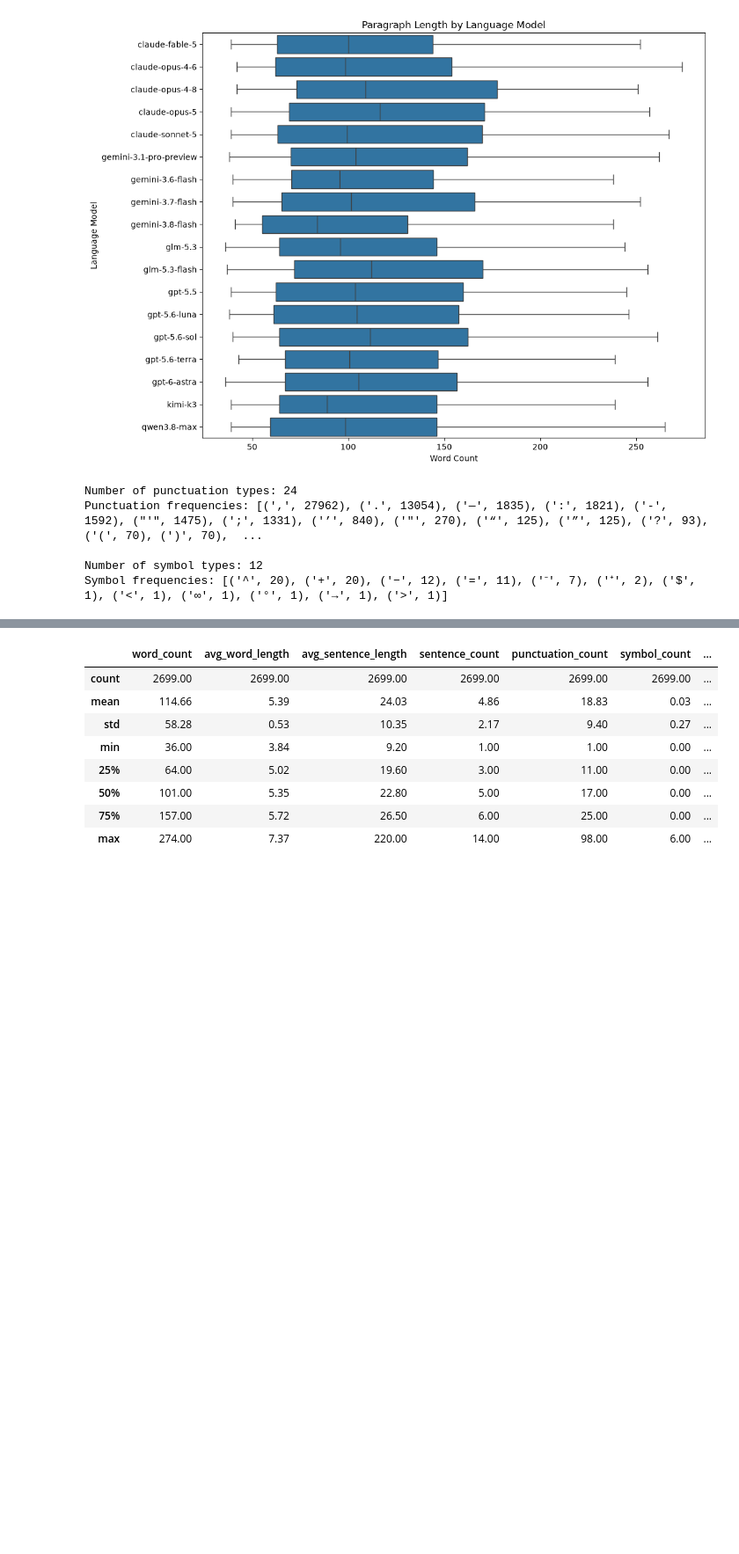
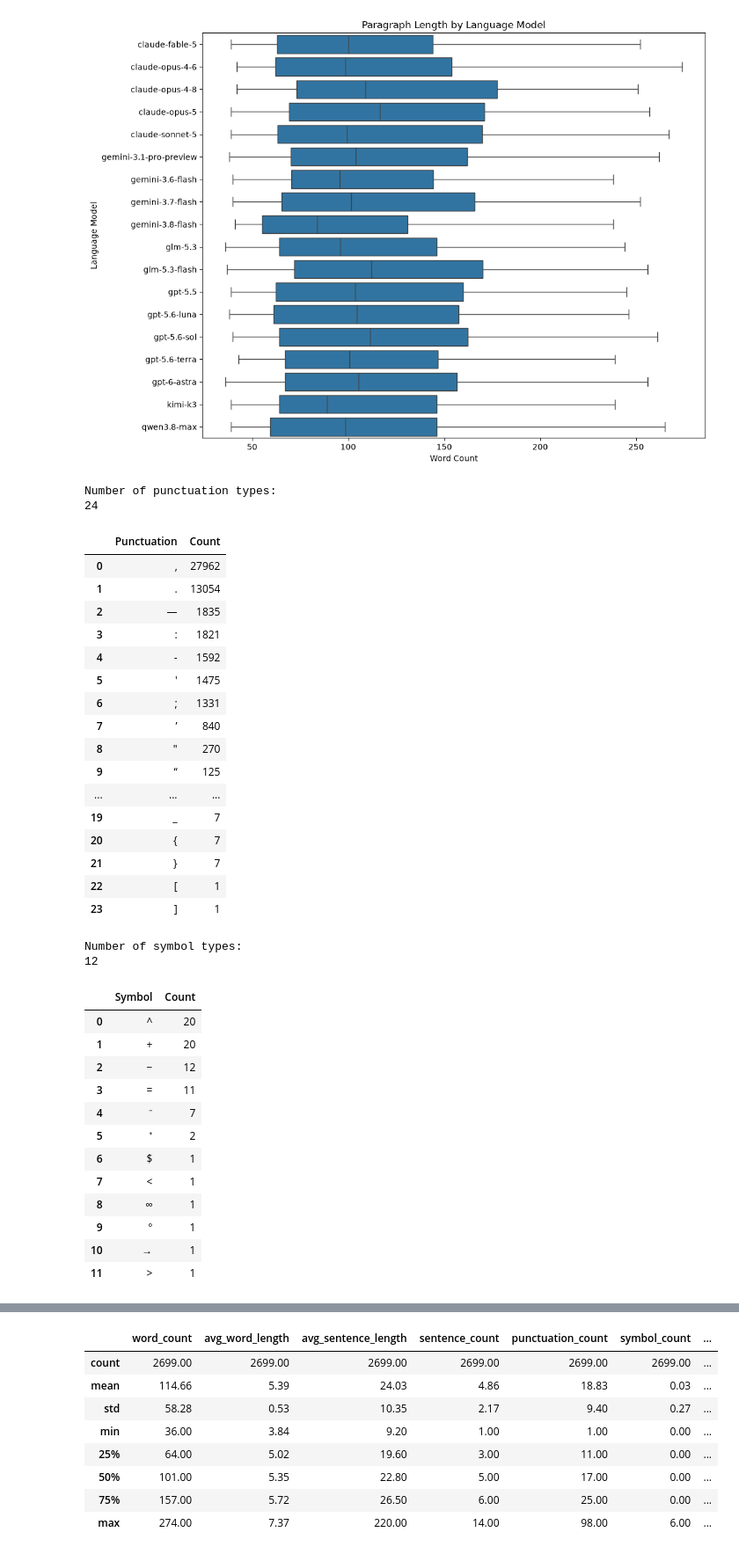
Before and after one commit to FredWltr/NameThatLLM, a Jupyter notebook: NameThatLLM.ipynb, the cells around one changed output, grey strips where cells are left out. Shown at 88% size. Cells and saved outputs as stored; diff of their text form; code cells hidden in the pictures; blank space fills up the shorter version.

```diff
--- a/NameThatLLM.ipynb
+++ b/NameThatLLM.ipynb
@@ -186,7 +189,7 @@ plt.show()
 [figure]
 # %%
 # Count whitespace separated tokens in each paragraph. This is an approximate word count and becomes a candidate prediction feature.
-data["word_count"] = (data["text"].str.split().str.len())
+data["word_count"] = data["text"].str.split().str.len()
 # %%
 # Calculate average token length using English letter tokens. This measures vocabulary characteristics, but excludes numbers and non English letters.
 def average_word_length(text):
@@ -242,33 +245,65 @@ data['symbol_count'] = data['text'].fillna('').apply(count_symbols)
 # %%
 # Identify punctuation and symbols.
 
 # Combine all text into one string
 all_text = data['text'].fillna('').astype(str).str.cat(sep='')
 
 # Get punctuation counts
 punctuation_counts = Counter(
     char for char in all_text
     if unicodedata.category(char).startswith("P")
 )
 punctuation_list = list(punctuation_counts)
 
 # Get symbol counts
 symbol_counts = Counter(
     char for char in all_text
     if unicodedata.category(char).startswith("S")
 )
 
 # Print counts
-print("Number of punctuation types:", len(punctuation_list))
-print("Punctuation frequencies:", punctuation_counts.most_common())
-print("\nNumber of symbol types:", len(symbol_counts))
-print("Symbol frequencies:", symbol_counts.most_common())
+print("Number of punctuation types:")
+print(len(punctuation_list))
+display(pd.DataFrame(punctuation_counts.most_common(), columns=["Punctuation", "Count"]))
+
+print("\nNumber of symbol types:")
+print(len(symbol_counts))
+display(pd.DataFrame(symbol_counts.most_common(), columns=["Symbol", "Count"]))
 # %% [output]
-Number of punctuation types: 24
-Punctuation frequencies: [(',', 27962), ('.', 13054), ('—', 1835), (':', 1821), ('-', 1592), ("'", 1475), (';', 1331), ('’', 840), ('"', 270), ('“', 125), ('”', 125), ('?', 93), ('(', 70), (')', 70),  ...
-
-Number of symbol types: 12
-Symbol frequencies: [('^', 20), ('+', 20), ('−', 12), ('=', 11), ('⁻', 7), ('⁺', 2), ('$', 1), ('<', 1), ('∞', 1), ('°', 1), ('→', 1), ('>', 1)]
+Number of punctuation types:
+24
+|  | Punctuation | Count |
+| 0 | , | 27962 |
+| 1 | . | 13054 |
+| 2 | — | 1835 |
+| 3 | : | 1821 |
+| 4 | - | 1592 |
+| 5 | ' | 1475 |
+| 6 | ; | 1331 |
+| 7 | ’ | 840 |
+| 8 | " | 270 |
+| 9 | “ | 125 |
+| ... | ... | ... |
+| 19 | _ | 7 |
+| 20 | { | 7 |
+| 21 | } | 7 |
+| 22 | [ | 1 |
+| 23 | ] | 1 |
+Number of symbol types:
+12
+|  | Symbol | Count |
+| 0 | ^ | 20 |
+| 1 | + | 20 |
+| 2 | − | 12 |
+| 3 | = | 11 |
+| 4 | ⁻ | 7 |
+| 5 | ⁺ | 2 |
+| 6 | $ | 1 |
+| 7 | < | 1 |
+| 8 | ∞ | 1 |
+| 9 | ° | 1 |
+| 10 | → | 1 |
+| 11 | > | 1 |
 # %%
 # Calculate each punctuation character's share of total counted punctuation. Using a minimum denominator of one prevents division by zero.
 
```
Also changed, not shown: parts of 9 cells of this notebook.
